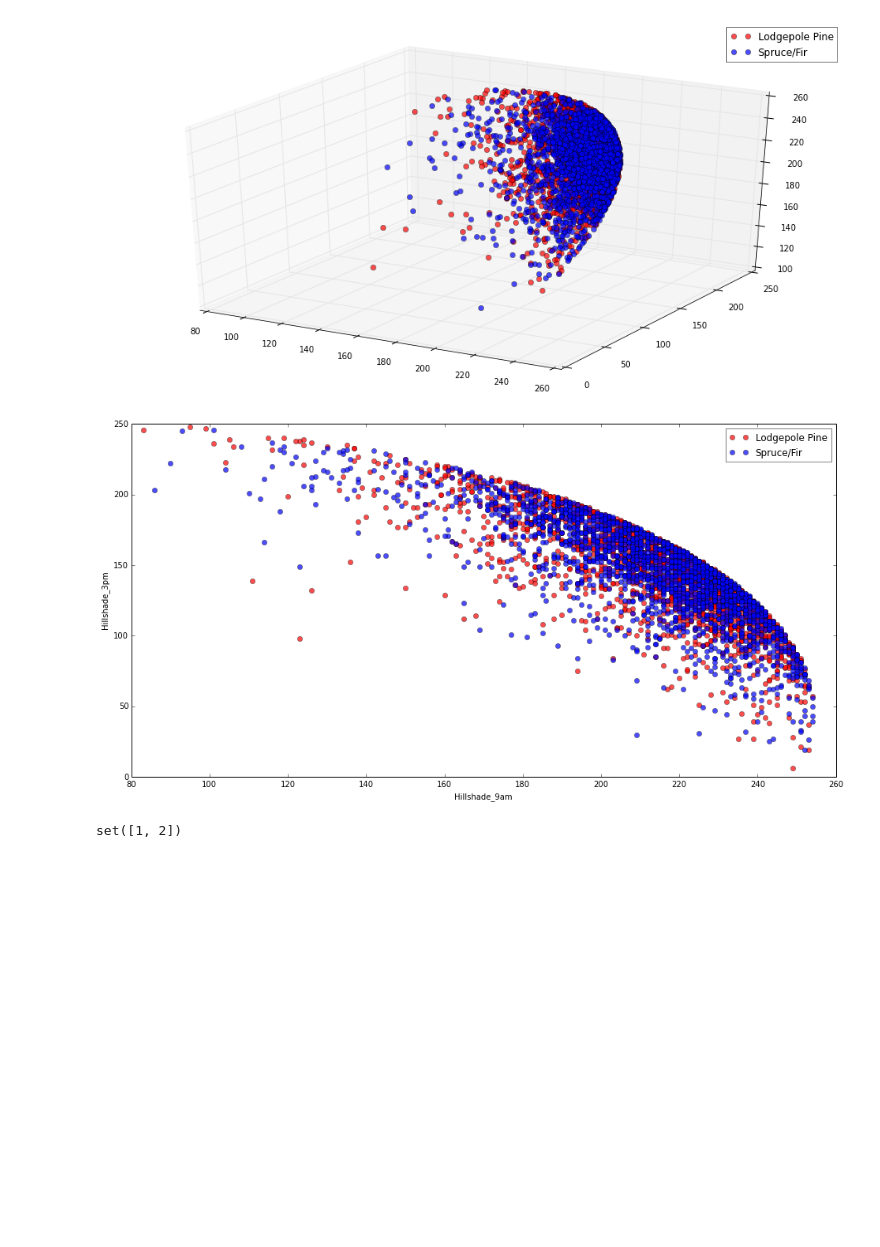
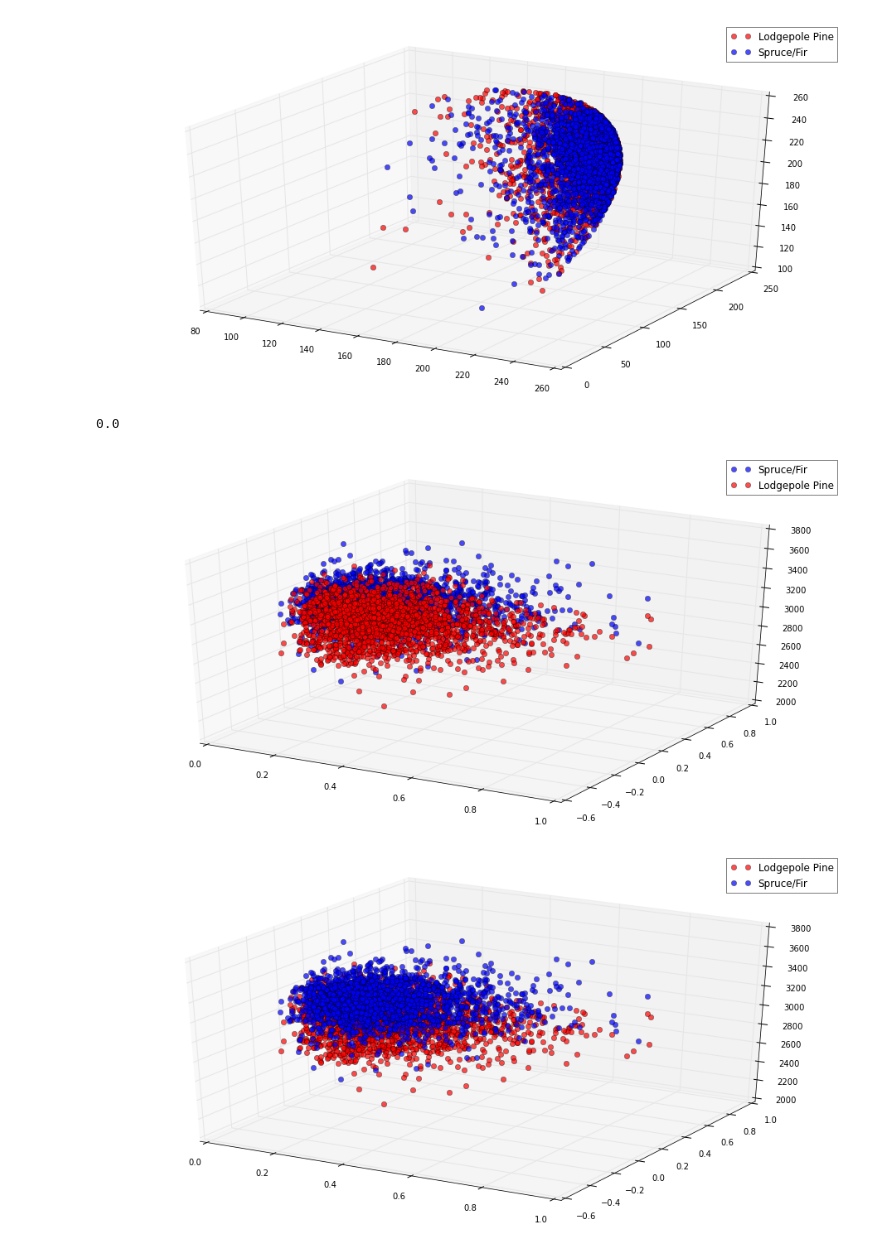
Before and after one commit to Taraxicum/geo_parser, a Jupyter notebook: Kaggle Forest Cover Exploration.ipynb, the cells around one changed output. Drawn from its saved outputs; the diff is of its cells as text; code cells hidden in the pictures; blank space fills up the shorter version.

```diff
--- a/Kaggle Forest Cover Exploration.ipynb
+++ b/Kaggle Forest Cover Exploration.ipynb
@@ -201,11 +202,15 @@ plot3d(train12.Hillshade_9am, train12.Hillshade_3pm, train12.Hillshade_Noon, tra
 # %% [output]
 [figure]
-# %%
-plotc(train12.Hillshade_9am, train12.Hillshade_3pm,  train12, cts=[2,1])
-# %% [output]
-[figure, removed]
-# %%
-s = set([1,2])
-print s
-# %% [output]
-set([1, 2])
+# %%
+max(train12[train12.Slope < 41]['Slope'])
+min(np.tan(train12.Slope*np.pi/180))
+# %% [output]
+0.0
+# %%
+plot3d(np.tan(train12.Slope*np.pi/180),
+      train12.Vertical_Distance_To_Hydrology/train12.Horizontal_Distance_To_Hydrology, train12.Elevation, train12)
+plot3d(np.tan(train12.Slope*np.pi/180),
+      train12.Vertical_Distance_To_Hydrology/train12.Horizontal_Distance_To_Hydrology, train12.Elevation, train12, [2,1])
+# %% [output]
+[figure, added]
+[figure, added]
```
Also changed, not shown: parts of 4 cells of this notebook.
